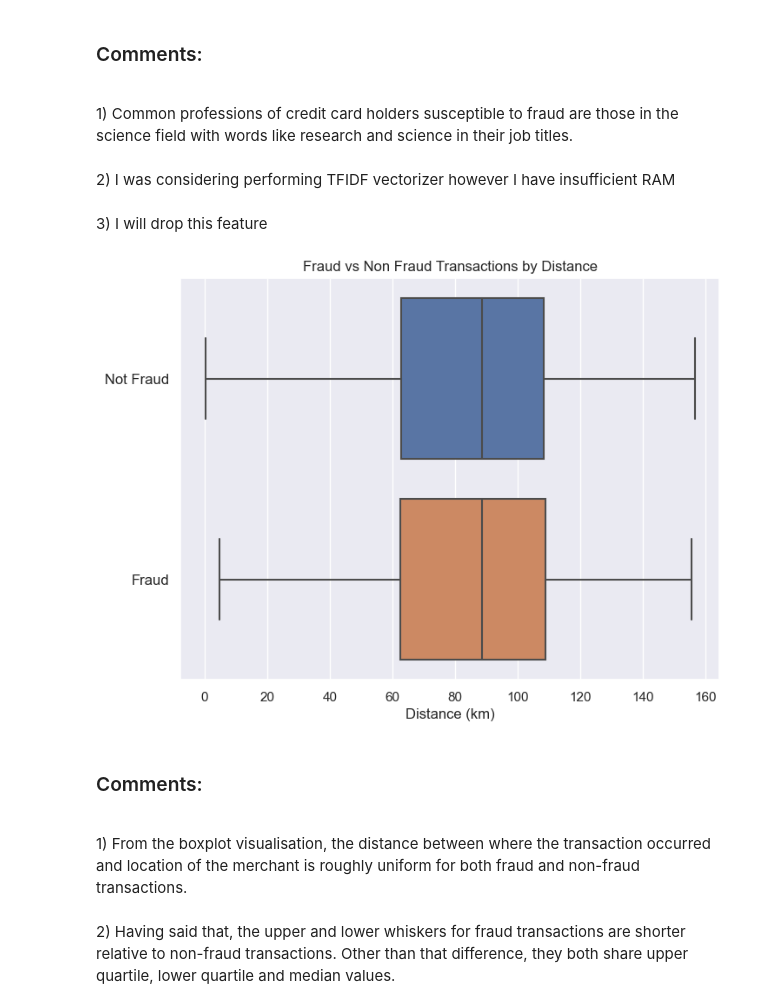
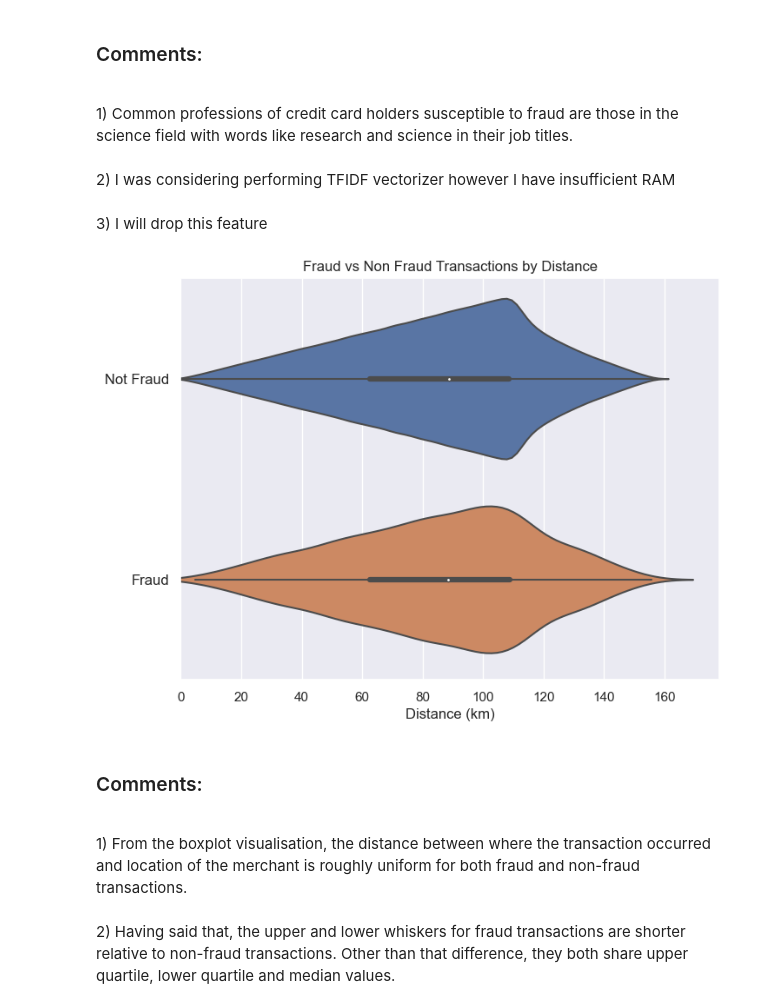
Before and after one commit to lydra4/Projects, a Jupyter notebook: Capstone/Song Yi - Part 1 - EDA.ipynb, the cells around one changed output. Saved outputs shown, nothing was run; the diff lists cells and outputs as text; code cells hidden in the pictures.

```diff
--- a/Capstone/Song Yi - Part 1 - EDA.ipynb
+++ b/Capstone/Song Yi - Part 1 - EDA.ipynb
@@ -555,31 +555,32 @@ plt.show();
 <br>
 <br>
 3) I will drop this feature
-# %%
-#Creating Dataframe for plotting
-df['lat difference'] = abs(df['lat'] - df['merch_lat'])
-df['long difference'] = abs(df['long'] - df['merch_long'])
-df['distance'] = np.sqrt(pow((df['lat difference'] * 111),2) + \
-                         pow((df['long difference'] * 111),2))
-
-#Plotting Chart
-ax = sns.boxplot(data=df, x='distance', y='is_fraud', orient='h')
-
-#Setting Title
-ax.set_title('Fraud vs Non Fraud Transactions by Distance', fontsize=12)
-
-#Setting axis
-ax.set_yticklabels(['Not Fraud', 'Fraud'], fontsize=12)
-ax.set_ylabel('')
-ax.set_xlabel('Distance (km)', fontsize=12)
-
-#Setting Size of Chart
-sns.set(rc={'figure.figsize':(12,10)})
-
-#Show Chart
-plt.show();
-# %% [output]
-[figure, removed]
+# %%
+#Creating Dataframe for plotting
+df['lat difference'] = abs(df['lat'] - df['merch_lat'])
+df['long difference'] = abs(df['long'] - df['merch_long'])
+df['distance'] = np.sqrt(pow((df['lat difference'] * 111),2) + \
+                         pow((df['long difference'] * 111),2))
+
+#Plotting Chart
+ax = sns.violinplot(data=df, x='distance', y='is_fraud', orient='h')
+
+#Setting Title
+ax.set_title('Fraud vs Non Fraud Transactions by Distance', fontsize=12)
+
+#Setting axis
+ax.set_yticklabels(['Not Fraud', 'Fraud'], fontsize=12)
+ax.set_ylabel('')
+ax.set_xlabel('Distance (km)', fontsize=12)
+plt.xlim(0,)
+
+#Setting Size of Chart
+sns.set(rc={'figure.figsize':(16,10)})
+
+#Show Chart
+plt.show();
+# %% [output]
+[figure, added]
 # %% [markdown]
 ### Comments:
 <br>
```
Also changed, not shown: parts of 5 cells of this notebook, 1 other file.
